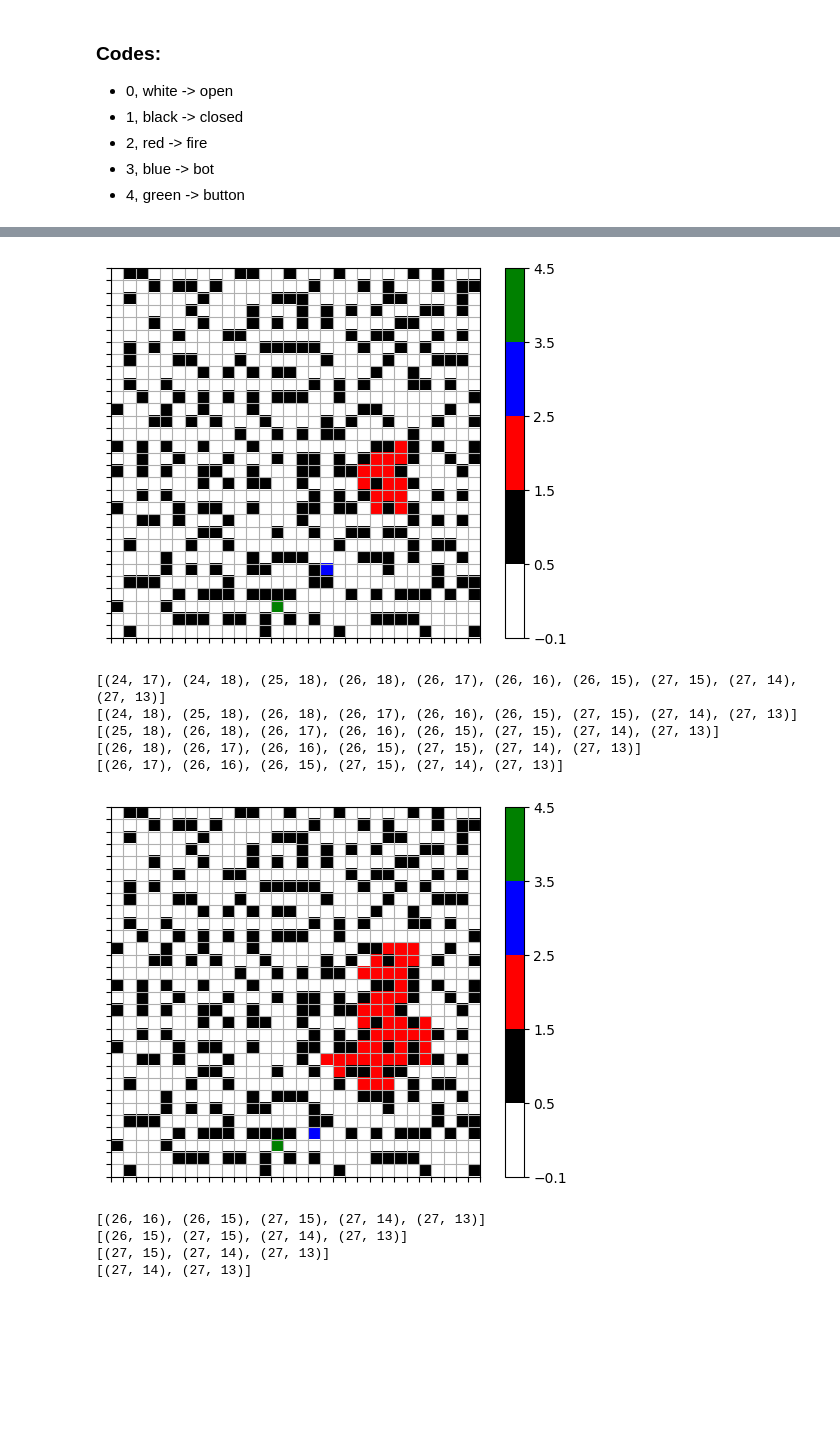
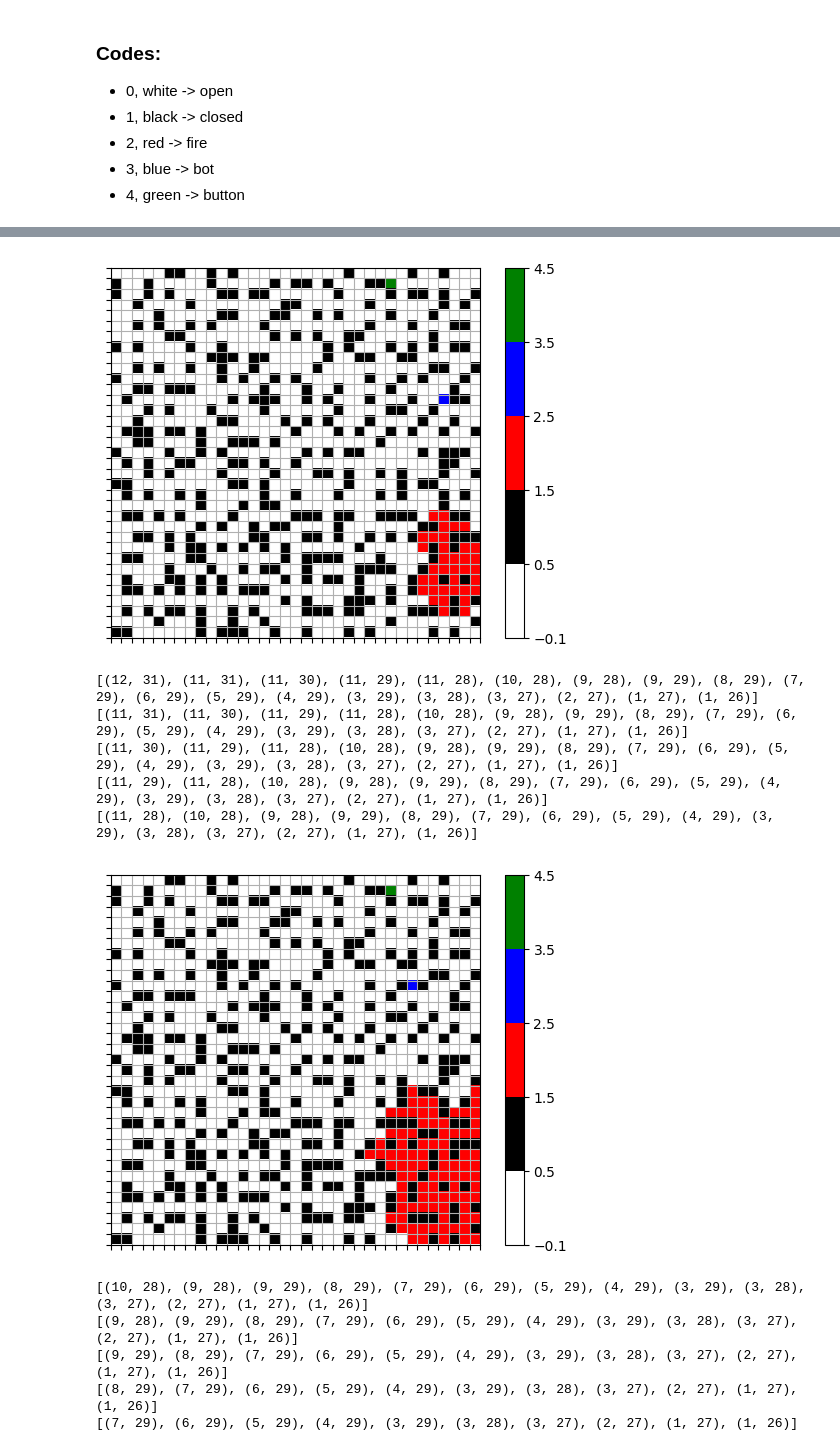
Before and after one commit to Sina-Haz/AI-Project-1, a Jupyter notebook: AI_Proj_1.ipynb, the cells around one changed output, grey strips where cells are left out. Cells and saved outputs as stored; diff of their text form; code cells hidden in the pictures; blank space fills up the shorter version.

```diff
--- a/AI_Proj_1.ipynb
+++ b/AI_Proj_1.ipynb
@@ -403,8 +440,8 @@ class ship:
 # %%
-new_ship = ship.CreateShip(30)
+new_ship = ship.CreateShip(35)
 new_ship.OpenShip()
 new_ship.populateClosedCells()
 new_ship.chooseInitSpawns()
 new_ship.ShowShip()
-new_ship.bot4(0.6)
+new_ship.bot4(1)
 # %% [output]
@@ -419,11 +456,12 @@ new_ship.bot4(0.6)
-[figure, old version]
+[figure, new version]
-[(24, 17), (24, 18), (25, 18), (26, 18), (26, 17), (26, 16), (26, 15), (27, 15), (27, 14), (27, 13)]
-[(24, 18), (25, 18), (26, 18), (26, 17), (26, 16), (26, 15), (27, 15), (27, 14), (27, 13)]
-[(25, 18), (26, 18), (26, 17), (26, 16), (26, 15), (27, 15), (27, 14), (27, 13)]
-[(26, 18), (26, 17), (26, 16), (26, 15), (27, 15), (27, 14), (27, 13)]
-[(26, 17), (26, 16), (26, 15), (27, 15), (27, 14), (27, 13)]
+[(12, 31), (11, 31), (11, 30), (11, 29), (11, 28), (10, 28), (9, 28), (9, 29), (8, 29), (7, 29), (6, 29), (5, 29), (4, 29), (3, 29), (3, 28), (3, 27), (2, 27), (1, 27), (1, 26)]
+[(11, 31), (11, 30), (11, 29), (11, 28), (10, 28), (9, 28), (9, 29), (8, 29), (7, 29), (6, 29), (5, 29), (4, 29), (3, 29), (3, 28), (3, 27), (2, 27), (1, 27), (1, 26)]
+[(11, 30), (11, 29), (11, 28), (10, 28), (9, 28), (9, 29), (8, 29), (7, 29), (6, 29), (5, 29), (4, 29), (3, 29), (3, 28), (3, 27), (2, 27), (1, 27), (1, 26)]
+[(11, 29), (11, 28), (10, 28), (9, 28), (9, 29), (8, 29), (7, 29), (6, 29), (5, 29), (4, 29), (3, 29), (3, 28), (3, 27), (2, 27), (1, 27), (1, 26)]
+[(11, 28), (10, 28), (9, 28), (9, 29), (8, 29), (7, 29), (6, 29), (5, 29), (4, 29), (3, 29), (3, 28), (3, 27), (2, 27), (1, 27), (1, 26)]
-[figure, old version]
+[figure, new version]
-[(26, 16), (26, 15), (27, 15), (27, 14), (27, 13)]
-[(26, 15), (27, 15), (27, 14), (27, 13)]
-[(27, 15), (27, 14), (27, 13)]
-[(27, 14), (27, 13)]
+[(10, 28), (9, 28), (9, 29), (8, 29), (7, 29), (6, 29), (5, 29), (4, 29), (3, 29), (3, 28), (3, 27), (2, 27), (1, 27), (1, 26)]
+[(9, 28), (9, 29), (8, 29), (7, 29), (6, 29), (5, 29), (4, 29), (3, 29), (3, 28), (3, 27), (2, 27), (1, 27), (1, 26)]
+[(9, 29), (8, 29), (7, 29), (6, 29), (5, 29), (4, 29), (3, 29), (3, 28), (3, 27), (2, 27), (1, 27), (1, 26)]
+[(8, 29), (7, 29), (6, 29), (5, 29), (4, 29), (3, 29), (3, 28), (3, 27), (2, 27), (1, 27), (1, 26)]
+[(7, 29), (6, 29), (5, 29), (4, 29), (3, 29), (3, 28), (3, 27), (2, 27), (1, 27), (1, 26)]
```
Also changed, not shown: parts of 8 cells of this notebook.
